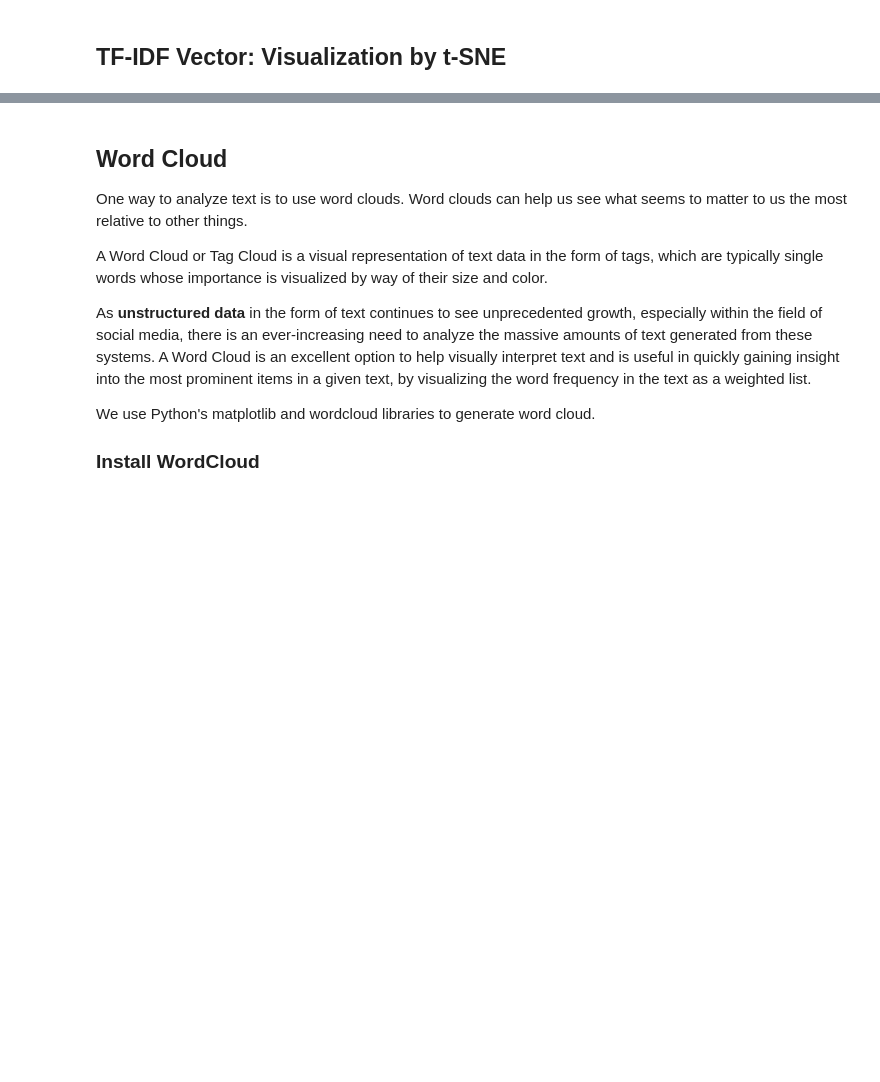
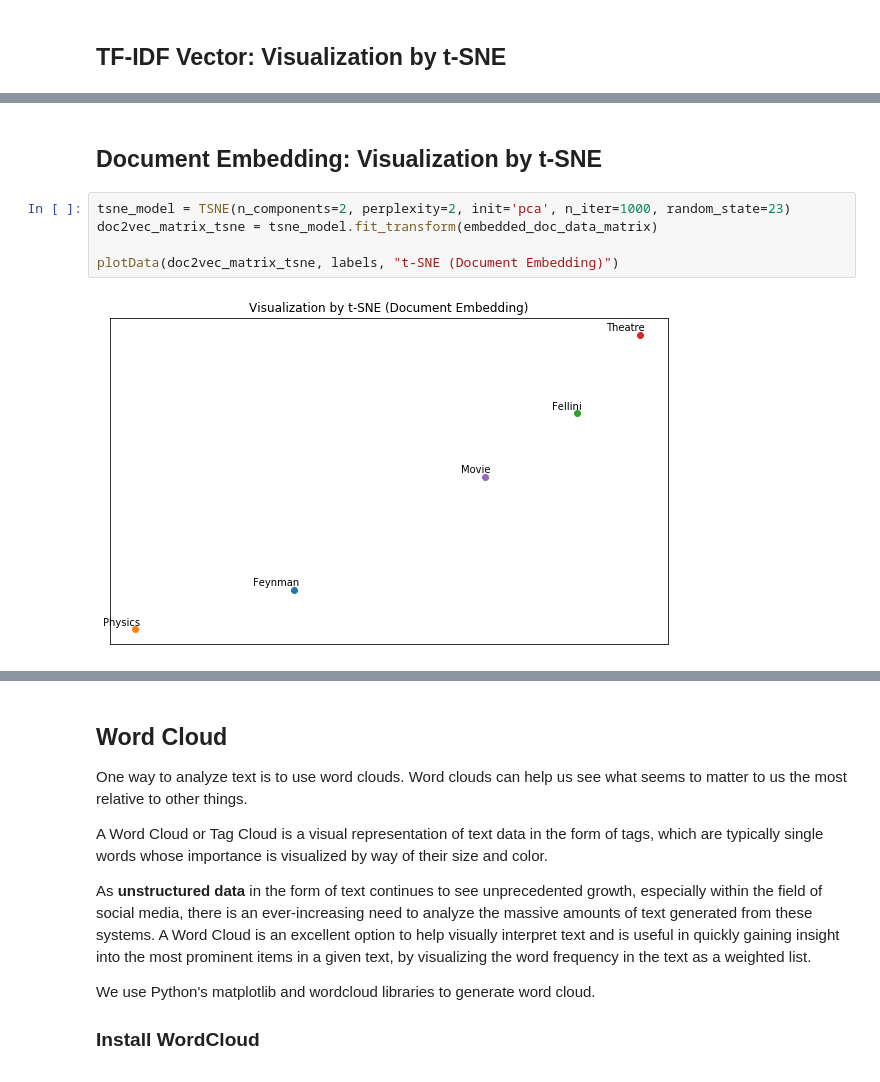
Before and after one commit to rhasanbd/Text-Analytics-Beginners-Toolbox, a Jupyter notebook: Text Analytics-II-Visualization.ipynb, the cells around one changed output, grey strips where cells are left out. Drawn from its saved outputs; the diff is of its cells as text; blank space fills up the shorter version.

```diff
--- a/Text Analytics-II-Visualization.ipynb
+++ b/Text Analytics-II-Visualization.ipynb
@@ -244,0 +391,9 @@ plotData(tfidf_matrix_tsne, labels, "t-SNE (TF-IDF)")
+# %% [markdown]
+## Document Embedding: Visualization by t-SNE
+# %%
+tsne_model = TSNE(n_components=2, perplexity=2, init='pca', n_iter=1000, random_state=23)
+doc2vec_matrix_tsne = tsne_model.fit_transform(embedded_doc_data_matrix)
+
+plotData(doc2vec_matrix_tsne, labels, "t-SNE (Document Embedding)")
+# %% [output]
+[figure, added]
```
Also changed, not shown: parts of 32 cells of this notebook, 1 other file.
